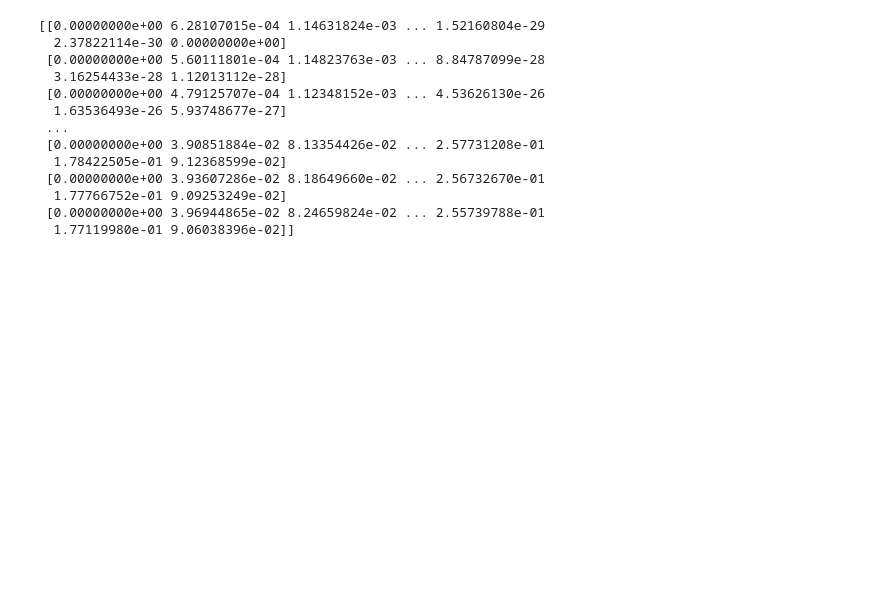
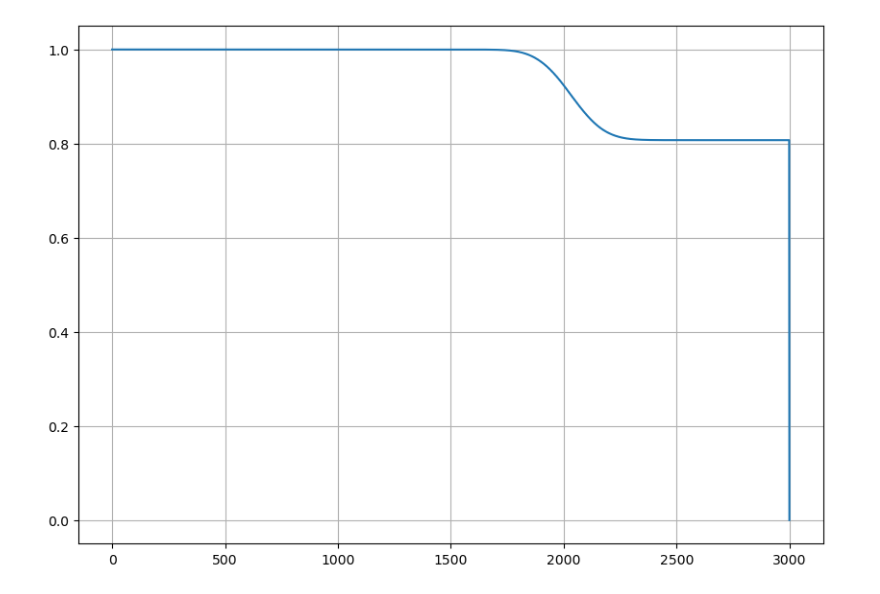
Before and after one commit to liuzhuozhuo/Compu2324, a Jupyter notebook: obligatoria3/schrodinger.ipynb, the cells around one changed output. Saved outputs shown, nothing was run; the diff lists cells and outputs as text; code cells hidden in the pictures; blank space fills up the shorter version.

```diff
--- a/obligatoria3/schrodinger.ipynb
+++ b/obligatoria3/schrodinger.ipynb
@@ -93,27 +95,20 @@ def prob_density(psi, N, n_cicles):
         i += 1
     return prob
 # %%
-N= 100
-n_cicles = 10000
-s = 0.0001
-h = 0.01
+N= 1000
+n_cicles = int(N/8)
 lamb = 0.3
+T = 3000
 
-psi, norm = iterative_process(n_cicles, N, s, h, lamb)
-prob = prob_density(psi, N, n_cicles)
-print(prob)
+psi, norm, V_prime = iterative_process(T, N, lamb, n_cicles)
+prob = prob_density(psi, N, T)
-# %% [output]
-[[0.00000000e+00 6.28107015e-04 1.14631824e-03 ... 1.52160804e-29
-  2.37822114e-30 0.00000000e+00]
- [0.00000000e+00 5.60111801e-04 1.14823763e-03 ... 8.84787099e-28
-  3.16254433e-28 1.12013112e-28]
- [0.00000000e+00 4.79125707e-04 1.12348152e-03 ... 4.53626130e-26
-  1.63536493e-26 5.93748677e-27]
- ...
- [0.00000000e+00 3.90851884e-02 8.13354426e-02 ... 2.57731208e-01
-  1.78422505e-01 9.12368599e-02]
- [0.00000000e+00 3.93607286e-02 8.18649660e-02 ... 2.56732670e-01
-  1.77766752e-01 9.09253249e-02]
- [0.00000000e+00 3.96944865e-02 8.24659824e-02 ... 2.55739788e-01
-  1.77119980e-01 9.06038396e-02]]
+# %%
+fig=plt.figure(figsize=(10,7)) #Size of the plot
+ax=fig.add_subplot(111)
+t = np.arange(0, T, 1)
+plt.grid()
+plt.plot(t, norm)
+fig.savefig("{}.png".format(f'norma'))
+# %% [output]
+[figure, added]
 # %%
```
Also changed, not shown: parts of 2 cells of this notebook, 22 other files.
